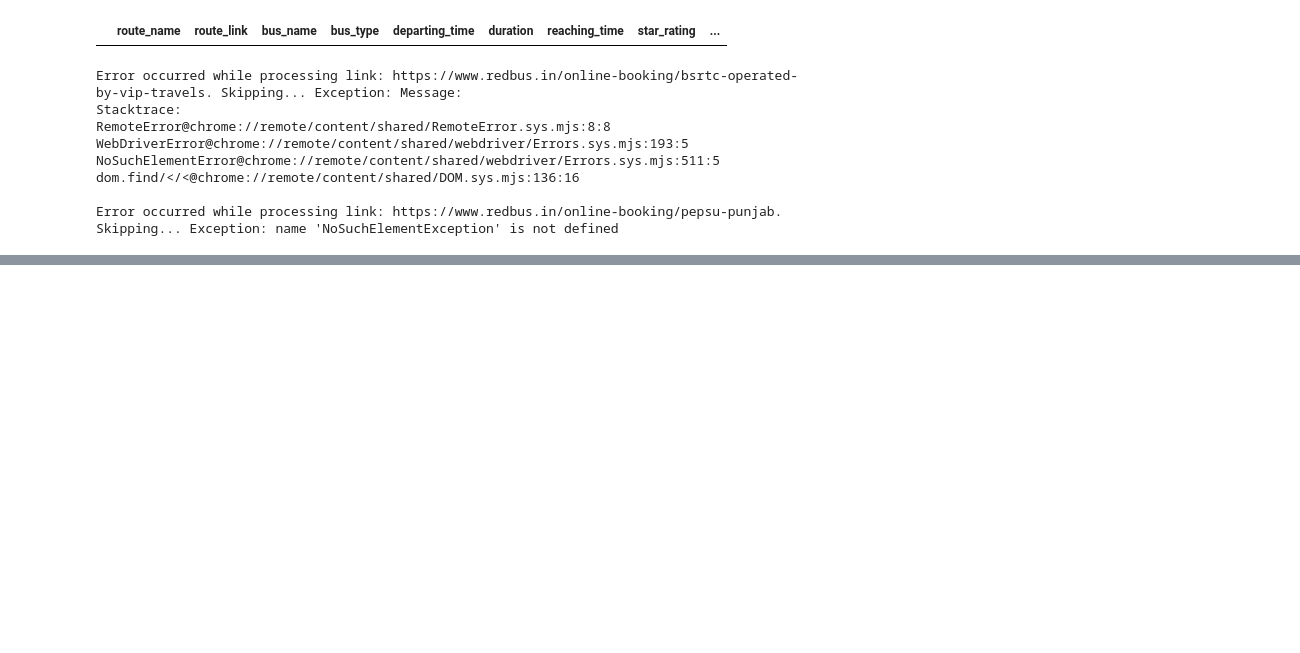
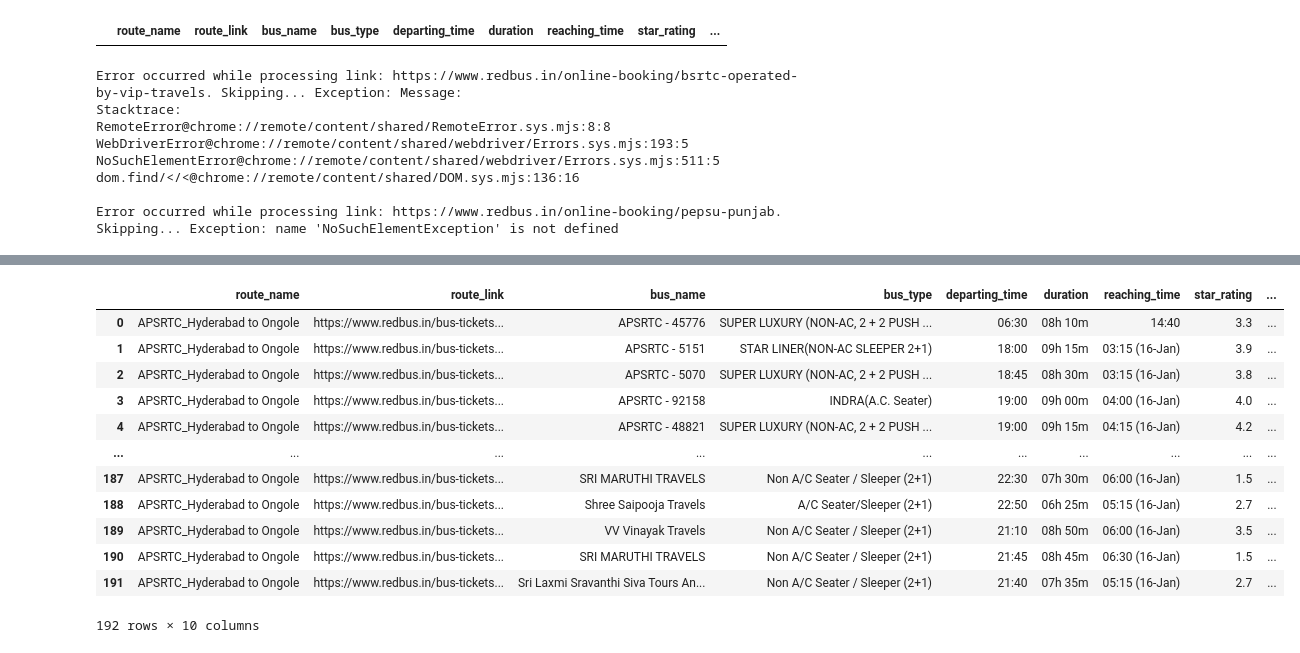
Before and after one commit to aakaash912/Web-Scraping-Selenium-Redbus, a Jupyter notebook: Web Scraping.ipynb, the cells around one changed output, grey strips where cells are left out. Saved outputs shown, nothing was run; the diff lists cells and outputs as text; code cells hidden in the pictures; blank space fills up the shorter version.

Commit message:
All Features included along with Dataframe Insertion

```diff
--- a/Web Scraping.ipynb
+++ b/Web Scraping.ipynb
@@ -64,7 +64,7 @@ for name_string, link in d113_bus_dict.items():
 
                 # If buttons are found, iterate through pagination
                 for i in range(1, child_count + 1):
-                    button = driver.find_element(By.CSS_SELECTOR, f"div.DC_117_pageTabs:nth-child({i})")
+                    button = driver.find_element(css selector"div.DC_117_pageTabs:nth-child({i})")
                     driver.execute_script("arguments[0].scrollIntoView({block: 'center'});", button)
                     driver.execute_script("arguments[0].click();", button)
 
@@ -201,0 +208,16 @@ HIDE BUSES
+# %%
+bus_details
+# %% [output]
+|  | route_name | route_link | bus_name | bus_type | departing_time | duration | reaching_time | star_rating | ... |
+| 0 | APSRTC_Hyderabad to Ongole | https://www.redbus.in/bus-tickets... | APSRTC - 45776 | SUPER LUXURY (NON-AC, 2 + 2 PUSH ... | 06:30 | 08h 10m | 14:40 | 3.3 | ... |
+| 1 | APSRTC_Hyderabad to Ongole | https://www.redbus.in/bus-tickets... | APSRTC - 5151 | STAR LINER(NON-AC SLEEPER 2+1) | 18:00 | 09h 15m | 03:15 (16-Jan) | 3.9 | ... |
+| 2 | APSRTC_Hyderabad to Ongole | https://www.redbus.in/bus-tickets... | APSRTC - 5070 | SUPER LUXURY (NON-AC, 2 + 2 PUSH ... | 18:45 | 08h 30m | 03:15 (16-Jan) | 3.8 | ... |
+| 3 | APSRTC_Hyderabad to Ongole | https://www.redbus.in/bus-tickets... | APSRTC - 92158 | INDRA(A.C. Seater) | 19:00 | 09h 00m | 04:00 (16-Jan) | 4.0 | ... |
+| 4 | APSRTC_Hyderabad to Ongole | https://www.redbus.in/bus-tickets... | APSRTC - 48821 | SUPER LUXURY (NON-AC, 2 + 2 PUSH ... | 19:00 | 09h 15m | 04:15 (16-Jan) | 4.2 | ... |
+| ... | ... | ... | ... | ... | ... | ... | ... | ... | ... |
+| 187 | APSRTC_Hyderabad to Ongole | https://www.redbus.in/bus-tickets... | SRI MARUTHI TRAVELS | Non A/C Seater / Sleeper (2+1) | 22:30 | 07h 30m | 06:00 (16-Jan) | 1.5 | ... |
+| 188 | APSRTC_Hyderabad to Ongole | https://www.redbus.in/bus-tickets... | Shree Saipooja Travels | A/C Seater/Sleeper (2+1) | 22:50 | 06h 25m | 05:15 (16-Jan) | 2.7 | ... |
+| 189 | APSRTC_Hyderabad to Ongole | https://www.redbus.in/bus-tickets... | VV Vinayak Travels | Non A/C Seater / Sleeper (2+1) | 21:10 | 08h 50m | 06:00 (16-Jan) | 3.5 | ... |
+| 190 | APSRTC_Hyderabad to Ongole | https://www.redbus.in/bus-tickets... | SRI MARUTHI TRAVELS | Non A/C Seater / Sleeper (2+1) | 21:45 | 08h 45m | 06:30 (16-Jan) | 1.5 | ... |
+| 191 | APSRTC_Hyderabad to Ongole | https://www.redbus.in/bus-tickets... | Sri Laxmi Sravanthi Siva Tours An... | Non A/C Seater / Sleeper (2+1) | 21:40 | 07h 35m | 05:15 (16-Jan) | 2.7 | ... |
+192 rows × 10 columns
```
Also changed, not shown: parts of 6 cells of this notebook.
